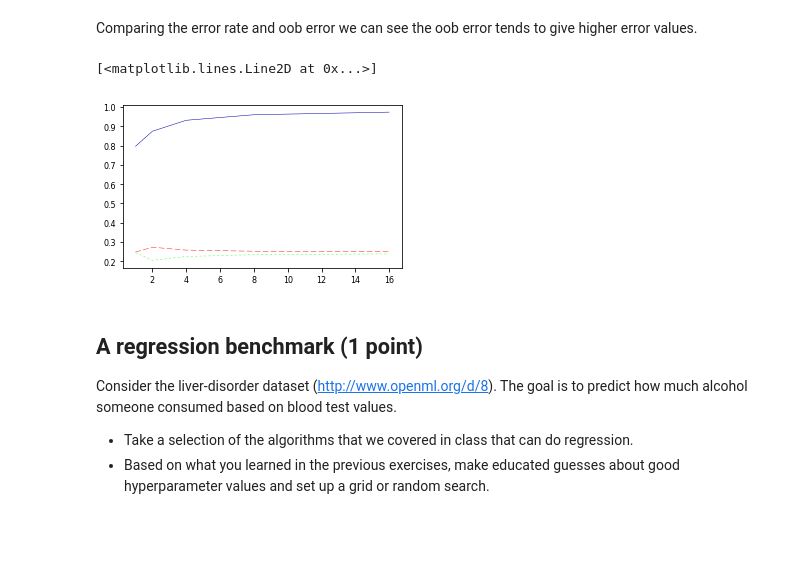
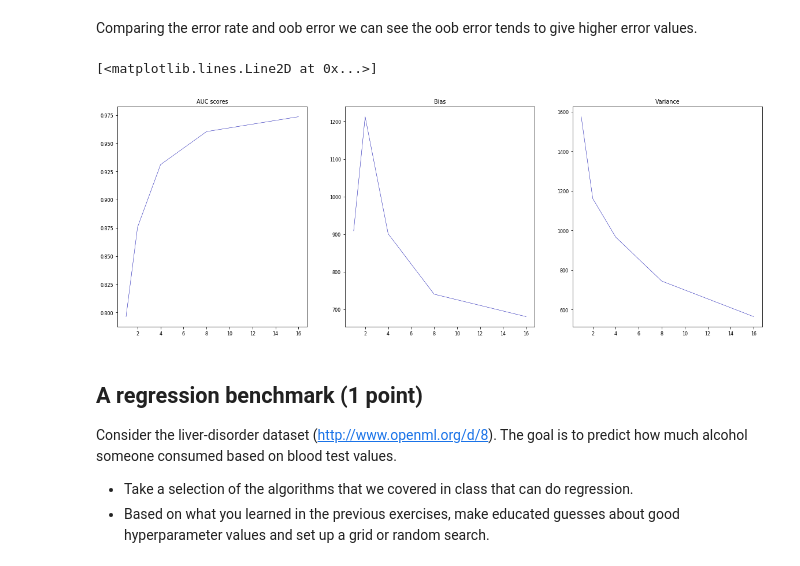
Before and after one commit to Zilarion/2IMW30-Assignment-1-2, a Jupyter notebook: a1/Assignment 1.ipynb, the cells around one changed output. Saved outputs shown, nothing was run; the diff lists cells and outputs as text; code cells hidden in the pictures; blank space fills up the shorter version.

Commit message:
Bias and variance added

```diff
--- a/a1/Assignment 1.ipynb
+++ b/a1/Assignment 1.ipynb
@@ -499,54 +499,57 @@ plt.plot(trees, errorRates)
 # %% [markdown]
 Comparing the error rate and oob error we can see the oob error tends to give higher error values.
 # %%
-eeg = oml.datasets.get_dataset(1471) # Download Ionosphere data
-X, y = eeg.get_data(target=eeg.default_target_attribute);
-
 # Compute AUC and bias and variance
 from sklearn.metrics import make_scorer
 from sklearn.model_selection import ShuffleSplit
+from sklearn.ensemble import RandomForestClassifier
 
 n_repeats = 100
 bs = ShuffleSplit(test_size=.66, train_size=.34, n_splits=n_repeats, random_state=0)
 
-def variance(X, actual, predicted):
-    return predicted.var()
-
-def bias(x, actual, predicted):
-    return math.pow(actual - predicted.mean(), 2);
-
 biasValues = []
 varValues = []
 aucScores = []
-trees = [1, 2, 4, 8, 16]
+trees = [1, 2, 4, 8, 16] #32, 64]
+
+fig, axes = plt.subplots(1, 3,  figsize=(20, 7))
 for n_trees in trees:
-    aucScores.append(cross_val_score(RandomForestClassifier(n_estimators=n_trees), X, y, cv=kf, n_jobs=4, scoring="roc_auc").mean())
+    # Compute auc score
+    aucScores.append(cross_val_score(RandomForestClassifier(n_estimators=n_trees), X, y, cv=kf, n_jobs=-1, scoring="roc_auc").mean())
 
-    clf = RandomForestClassifier(n_estimators=n_trees);
-    y_pred = np.zeros((round(len(X)*0.66), n_repeats))
-    y_test = np.zeros((round(len(X)*0.66), n_repeats))
-    i = 0
-    for train, test in bs.split(X,y):
-        clf.fit(X[train], y[train])
-        y_pred[:,i] = clf.predict(X[test])
-        y_test[:,i] = y[test]
-        i+=1
+    # classifier for
+    clf = RandomForestClassifier(n_estimators=n_trees, n_jobs=-1);
 
-    y_bias = np.zeros((round(len(X)*0.66), 100))
-    for i in range(100):
-        y_bias[:,i] = (y_test[:,i] - np.mean(y_pred[:,i])) ** 2
-    y_var = np.var(y_pred, axis=1)
-    y_bias = np.mean(y_bias, axis=1)
+    # Store sample predictions
+    y_all_pred = [[] for _ in range(len(y))]
 
-    biasValues.append(y_bias.mean())
-    varValues.append(y_var.mean())
+    # Train classifier on each bootstrap and score predictions
+    for i, (train_index, test_index) in enumerate(bs.split(X)):
+        # Train and predict
+        clf.fit(X[train_index], y[train_index])
+        y_pred = clf.predict(X[test_index])
 
-plt.plot(trees, aucScores)
-plt.plot(trees, biasValues)
-plt.plot(trees, varValues)
+        # Store predictions
+        for i,index in enumerate(test_index):
+            y_all_pred[index].append(y_pred[i])
+
+    # Compute bias, variance, error
+    bias_sq = sum([ (1 - x.count(y[i])/len(x))**2 * len(x)/n_repeats
+                for i,x in enumerate(y_all_pred)])
+    var = sum([((1 - ((x.count(0)/len(x))**2 + (x.count(1)/len(x))**2))/2) * len(x)/n_repeats
+               for i,x in enumerate(y_all_pred)])
+
+    biasValues.append(bias_sq)
+    varValues.append(var)
+axes[0].set_title("AUC scores")
+axes[0].plot(trees, aucScores)
+axes[1].set_title("Bias")
+axes[1].plot(trees, biasValues)
+axes[2].set_title("Variance")
+axes[2].plot(trees, varValues)
 # %% [output]
 [<matplotlib.lines.Line2D at 0x...>]
-[figure, old version]
+[figure, new version]
 # %% [markdown]
 ## A regression benchmark (1 point)
 Consider the liver-disorder dataset (http://www.openml.org/d/8). The goal is to predict how much alcohol someone consumed based on blood test values.
```
